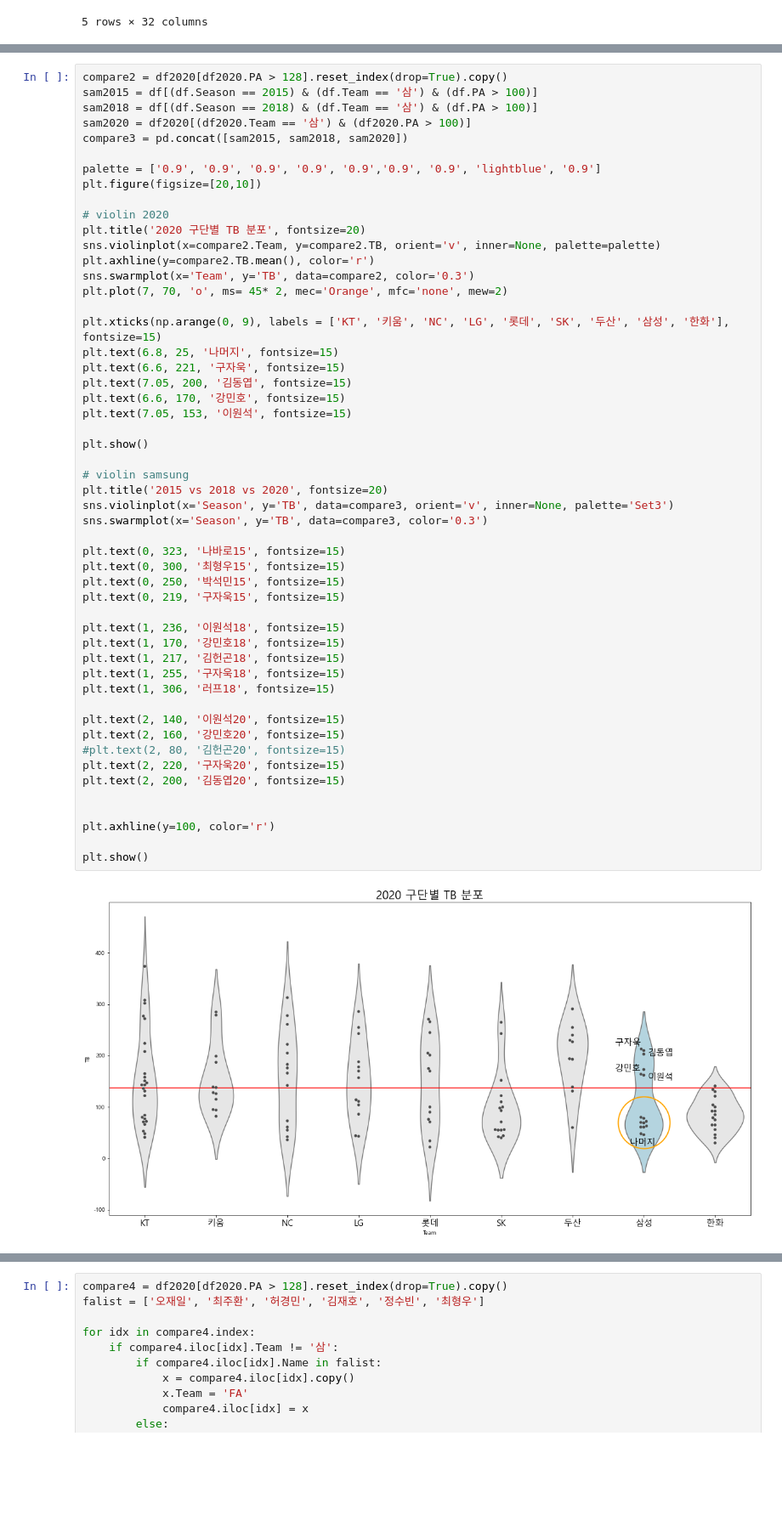
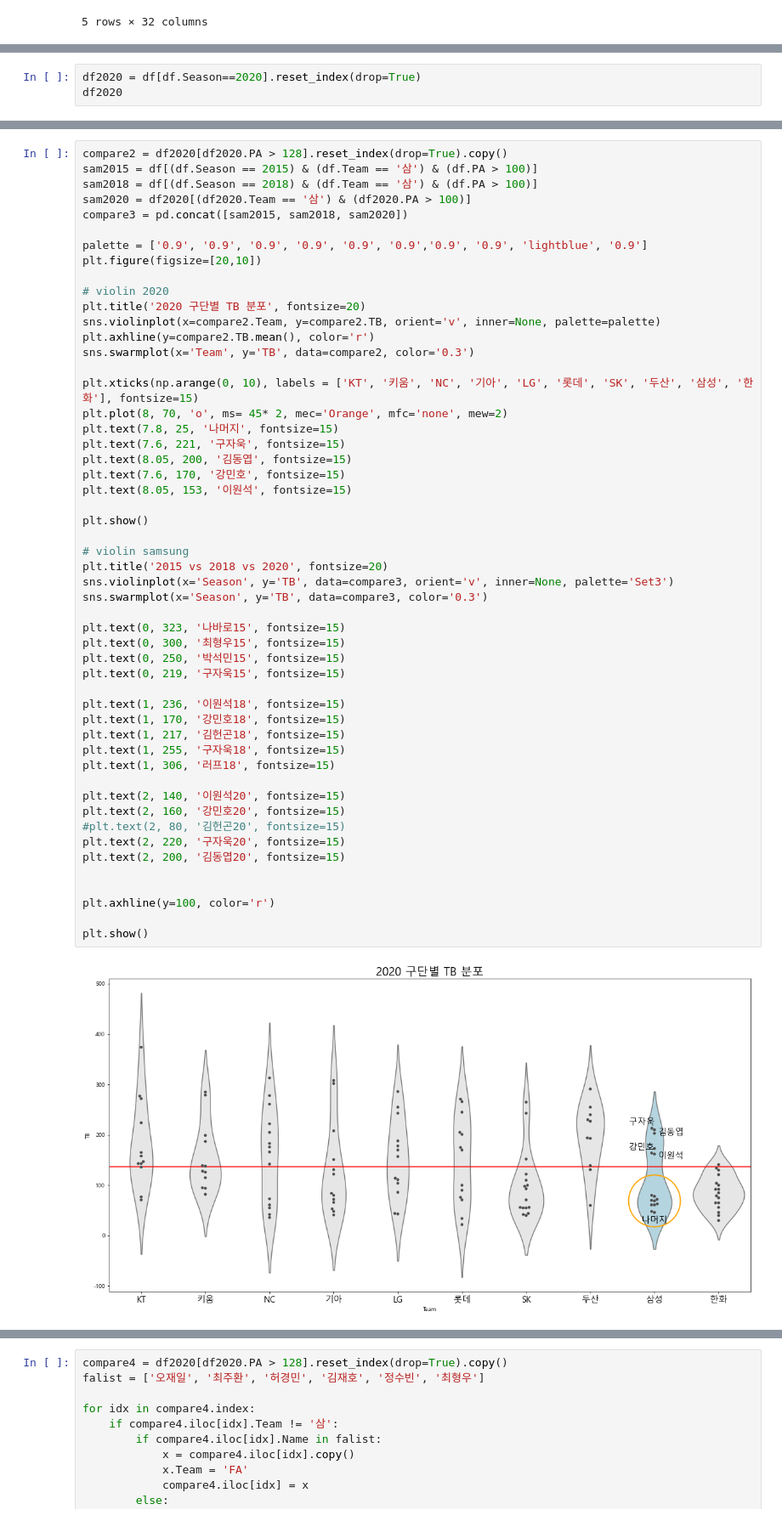
Before and after one commit to YeriNbow/KBO-Analysis, a Jupyter notebook: KBO Batter Analysis.ipynb, the cells around one changed output, grey strips where cells are left out. Shown at 85% size. Drawn from its saved outputs; the diff is of its cells as text; blank space fills up the shorter version.

```diff
--- a/KBO Batter Analysis.ipynb
+++ b/KBO Batter Analysis.ipynb
@@ -147,0 +132,3 @@ compare2
+# %%
+df2020 = df[df.Season==2020].reset_index(drop=True)
+df2020
@@ -152,7 +153,7 @@ sam2018 = df[(df.Season == 2018) & (df.Team == '삼') & (df.PA > 100)]
 sam2020 = df2020[(df2020.Team == '삼') & (df2020.PA > 100)]
 compare3 = pd.concat([sam2015, sam2018, sam2020])
 
-palette = ['0.9', '0.9', '0.9', '0.9', '0.9','0.9', '0.9', 'lightblue', '0.9']
+palette = ['0.9', '0.9', '0.9', '0.9', '0.9', '0.9','0.9', '0.9', 'lightblue', '0.9']
 plt.figure(figsize=[20,10])
 
 # violin 2020
@@ -160,42 +161,42 @@ plt.title('2020 구단별 TB 분포', fontsize=20)
 sns.violinplot(x=compare2.Team, y=compare2.TB, orient='v', inner=None, palette=palette)
 plt.axhline(y=compare2.TB.mean(), color='r')
 sns.swarmplot(x='Team', y='TB', data=compare2, color='0.3')
-plt.plot(7, 70, 'o', ms= 45* 2, mec='Orange', mfc='none', mew=2)
 
-plt.xticks(np.arange(0, 9), labels = ['KT', '키움', 'NC', 'LG', '롯데', 'SK', '두산', '삼성', '한화'], fontsize=15)
-plt.text(6.8, 25, '나머지', fontsize=15)
-plt.text(6.6, 221, '구자욱', fontsize=15)
-plt.text(7.05, 200, '김동엽', fontsize=15)
-plt.text(6.6, 170, '강민호', fontsize=15)
-plt.text(7.05, 153, '이원석', fontsize=15)
+plt.xticks(np.arange(0, 10), labels = ['KT', '키움', 'NC', '기아', 'LG', '롯데', 'SK', '두산', '삼성', '한화'], fontsize=15)
+plt.plot(8, 70, 'o', ms= 45* 2, mec='Orange', mfc='none', mew=2)
+plt.text(7.8, 25, '나머지', fontsize=15)
+plt.text(7.6, 221, '구자욱', fontsize=15)
+plt.text(8.05, 200, '김동엽', fontsize=15)
+plt.text(7.6, 170, '강민호', fontsize=15)
+plt.text(8.05, 153, '이원석', fontsize=15)
 
 plt.show()
 
 # violin samsung
 plt.title('2015 vs 2018 vs 2020', fontsize=20)
 sns.violinplot(x='Season', y='TB', data=compare3, orient='v', inner=None, palette='Set3')
 sns.swarmplot(x='Season', y='TB', data=compare3, color='0.3')
 
 plt.text(0, 323, '나바로15', fontsize=15)
 plt.text(0, 300, '최형우15', fontsize=15)
 plt.text(0, 250, '박석민15', fontsize=15)
 plt.text(0, 219, '구자욱15', fontsize=15)
 
 plt.text(1, 236, '이원석18', fontsize=15)
 plt.text(1, 170, '강민호18', fontsize=15)
 plt.text(1, 217, '김헌곤18', fontsize=15)
 plt.text(1, 255, '구자욱18', fontsize=15)
 plt.text(1, 306, '러프18', fontsize=15)
 
 plt.text(2, 140, '이원석20', fontsize=15)
 plt.text(2, 160, '강민호20', fontsize=15)
 #plt.text(2, 80, '김헌곤20', fontsize=15)
 plt.text(2, 220, '구자욱20', fontsize=15)
 plt.text(2, 200, '김동엽20', fontsize=15)
 
 
 plt.axhline(y=100, color='r')
 
 plt.show()
 # %% [output]
-[figure, old version]
+[figure, new version]
```
Also changed, not shown: parts of 12 cells of this notebook.
